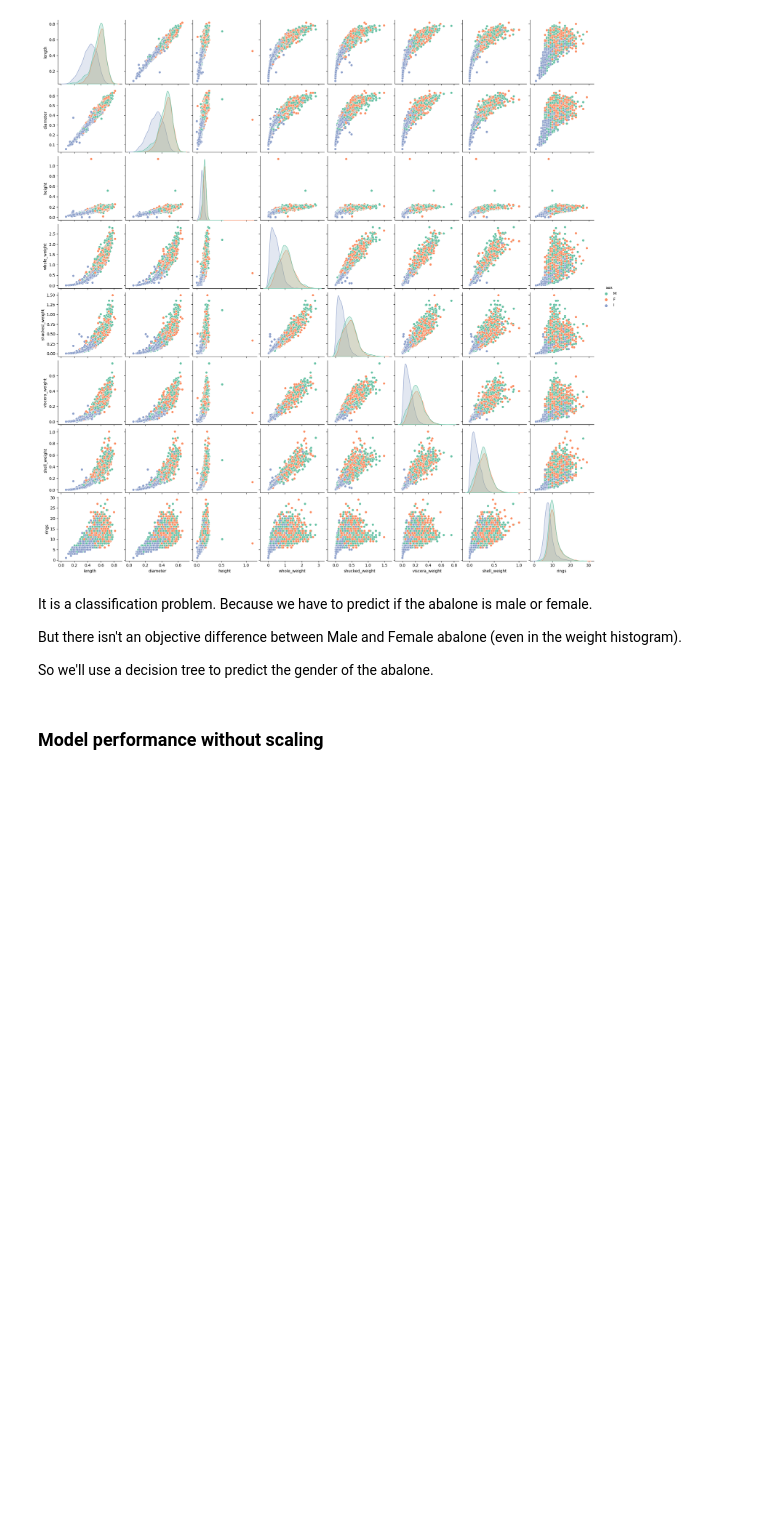
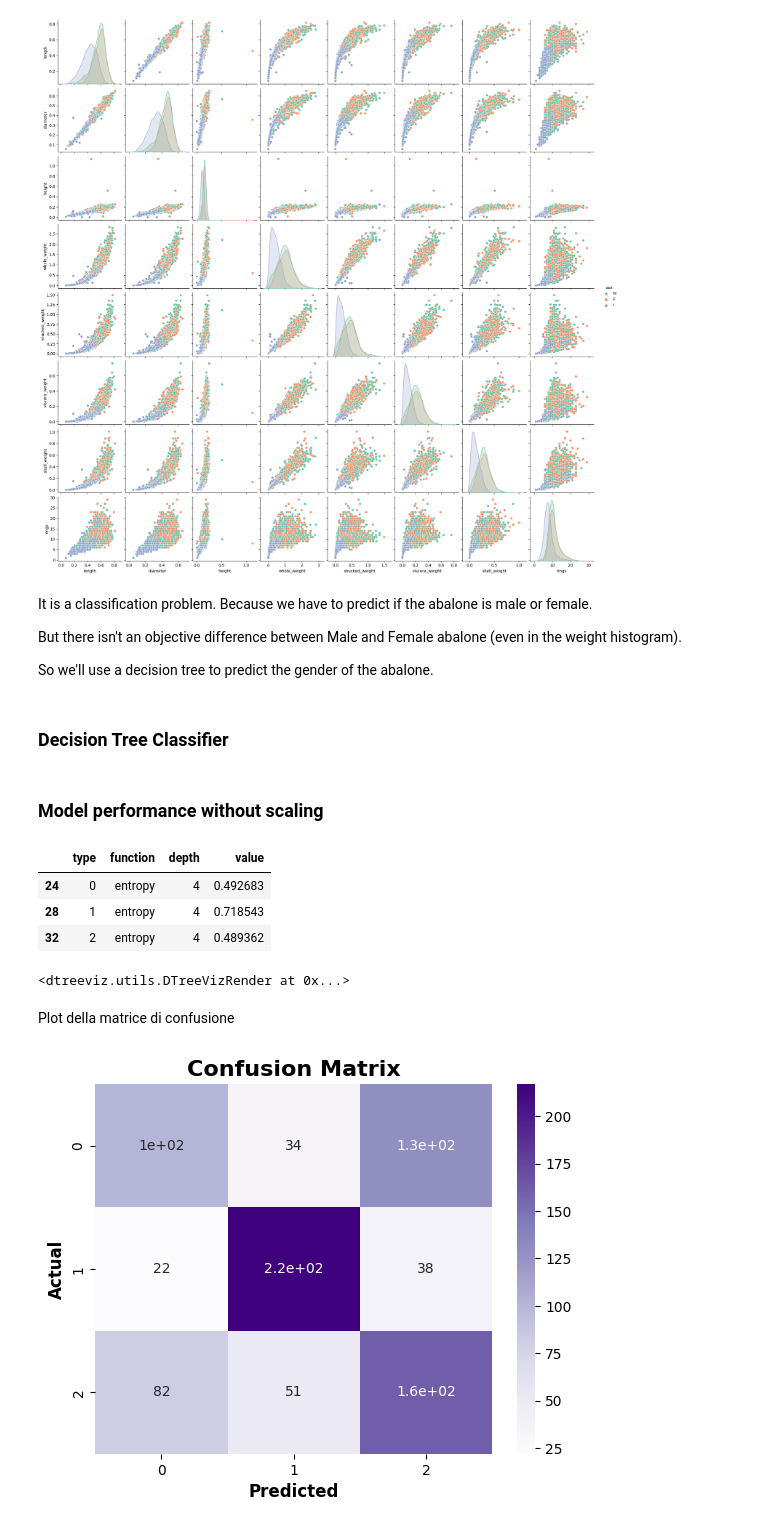
Before and after one commit to lorenzo-arcioni/master-ds, a Jupyter notebook: Pratica Individuale Tutor/Lezione_5/Esercizi_Lezione_5.ipynb, the cells around one changed output. Saved outputs shown, nothing was run; the diff lists cells and outputs as text; code cells hidden in the pictures; blank space fills up the shorter version.

```diff
--- a/Pratica Individuale Tutor/Lezione_5/Esercizi_Lezione_5.ipynb
+++ b/Pratica Individuale Tutor/Lezione_5/Esercizi_Lezione_5.ipynb
@@ -47,6 +47,8 @@ It is a classification problem. Because we have to predict if the abalone is mal
 But there isn't an objective difference between Male and Female abalone (even in the weight histogram).
 
 So we'll use a decision tree to predict the gender of the abalone.
+# %% [markdown]
+### Decision Tree Classifier
 # %%
 from sklearn.model_selection import train_test_split
 from sklearn.preprocessing import LabelEncoder
@@ -68,7 +74,7 @@ def dict_to_df(dic):
 
     for f in dic.keys():
         for depth in dic[f].keys():
-            for type in list(dic[f][depth].keys())[:2]:
+            for type in list(dic[f][depth].keys())[:3]:
                 for feature in dic[f][depth][type].keys():
                     df.loc[len(df)] = [type, f, depth, feature, dic[f][depth][type][feature]]
 
@@ -84,11 +90,41 @@ results = {}
 for f in ['entropy', 'gini', 'log_loss']:
     results[f] = dict()
 
-    for depth in range(2, 20):
+    for depth in range(2, 30):
         tree = DecisionTreeClassifier(criterion=f, max_depth=depth, min_samples_split=2, random_state=1)
         tree = tree.fit(X_train, y_train)
 
         y_test_pred  = tree.predict(X_test)
         y_train_pred = tree.predict(X_train)
 
-        results[f][depth] = met.classification_report(y_test, y_test_pred, output_dict=True)
+        results[f][depth] = met.classification_report(y_test, y_test_pred, output_dict=True, zero_division=False)
+# %%
+#Ottengo il dataframe dal dizionario (con la funzione sopra)
+
+new_df = dict_to_df(results)
+
+new_df = new_df[new_df.feature == 'precision'].drop('feature', axis=1)
+
+
+# Prendo in considerazione solo i dati sulla precision
+
+new_df_g = new_df.groupby(['function', 'depth']).mean(numeric_only=True).reset_index()
+
+# Prendo i parametri che hanno prodotto una precisione maggiore
+
+s = new_df_g.iloc[new_df_g.loc[:, 'value'].idxmax(), :]
+new_df[(new_df.function == s.function) & (new_df.depth == s.depth)]
+# %% [output]
+|  | type | function | depth | value |
+| 24 | 0 | entropy | 4 | 0.492683 |
+| 28 | 1 | entropy | 4 | 0.718543 |
+| 32 | 2 | entropy | 4 | 0.489362 |
+# %%
+# Faccio la predizione con i parametri migliori
+
+tree = DecisionTreeClassifier(criterion=s.function, max_depth=s.depth, min_samples_split=2, random_state=1)
+
+tree.fit(X_train.values, y_train)
+
+y_test_pred  = tree.predict(X_test.values)
+y_train_pred = tree.predict(X_train.values)
@@ -94,0 +137,15 @@ for f in ['entropy', 'gini', 'log_loss']:
+# %%
+viz_model.view(fontname='monospace')
+# %% [output]
+<dtreeviz.utils.DTreeVizRender at 0x...>
+# %% [markdown]
+Plot della matrice di confusione
+# %%
+cf_matrix = confusion_matrix(y_test, y_test_pred)
+sns.heatmap(cf_matrix, annot=True, cmap='Purples')
+plt.title('Confusion Matrix', fontweight='bold', fontsize=16)
+plt.xlabel('Predicted', fontweight='bold', fontsize=12)
+plt.ylabel('Actual', fontweight='bold', fontsize=12)
+plt.show();
+# %% [output]
+[figure, added]
```
Also changed, not shown: parts of 2 cells of this notebook.
